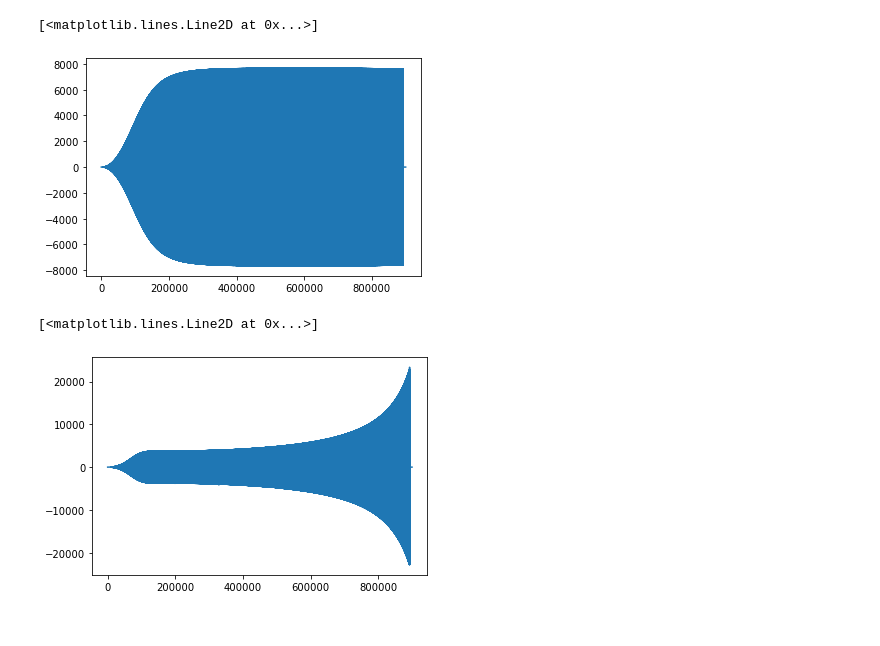
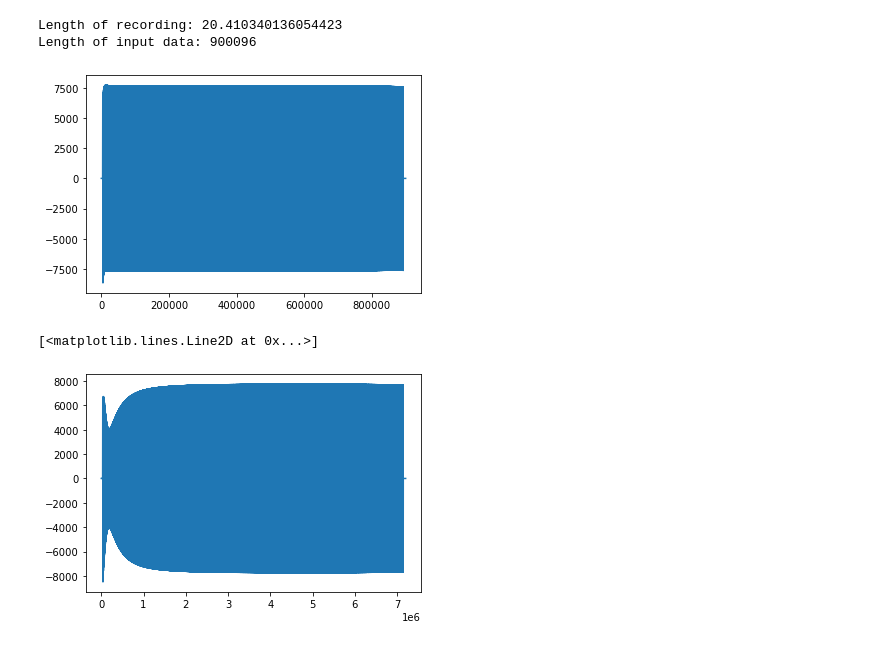
Before and after one commit to phultquist/qbox, a Jupyter notebook: biquad/BiQuad Filter.ipynb, the cells around one changed output. Cells and saved outputs as stored; diff of their text form; code cells hidden in the pictures.

```diff
--- a/biquad/BiQuad Filter.ipynb
+++ b/biquad/BiQuad Filter.ipynb
@@ -33,21 +35,38 @@ def biquad(arr, a0, a1, a2, b0, b1, b2):
     return output
 # %%
 sample_rate, input_data = wavfile.read('./../samples/sweep.wav')
-# plt.plot(input_data[0:10000])
+# plt.plot(input_data[0:100])
+# input_data = input_data[18 * 44000:18*44000 + 25]
 
-after_biquad = biquad(input_data,
-       a0 = 0.7368429900740087,
-       a1 = -1.4736859801480173,
-       a2 = 0.7368429900740087,
-       b0 = 1,
-       b1 = -1.4042736459936045,
-       b2 = 0.5430983143024303
-      )
+upsample_scale = 8
 
-plt.plot(after_biquad)
+cs = CubicSpline(np.arange(len(input_data)), input_data)
+
+xs = np.arange(0, len(input_data), 1/upsample_scale)
+
+# upsampled = np.int16(cs(xs))
+upsampled = cs(xs)
+upsampled_rate = upsample_scale * sample_rate
+
+print("Length of recording: " + str(len(input_data)/sample_rate))
+# plt.plot(xs, cs(xs))
+plt.plot(input_data)
+print("Length of input data: " + str(len(input_data)))
+# plt.plot(xs, upsampled)
+# after_biquad = biquad(input_data,
+#        a0 = 0.7368429900740087,
+#        a1 = -1.4736859801480173,
+#        a2 = 0.7368429900740087,
+#        b0 = 1,
+#        b1 = -1.4042736459936045,
+#        b2 = 0.5430983143024303
+#       )
+
+# plt.plot(after_biquad)
 # %% [output]
-[<matplotlib.lines.Line2D at 0x...>]
+Length of recording: 20.410340136054423
+Length of input data: 900096
-[figure, old version]
+[figure, new version]
 # %%
 def normalize(original, output_data):
     max_original = np.amax(np.absolute(original))
@@ -62,5 +81,5 @@ def normalize(original, output_data):
 # %%
-def biquad_with_negative_feedback(arr, a0, a1, a2, b0, b1, b2, fb_k, store_servo=False):
+def biquad_with_negative_feedback(arr, a0, a1, a2, b0, b1, b2, fb_k, store_servo=True):
     servo_signal_current = 0 #
 
     servo_signal_prev1 = 0 #servo_signal sub n-1
@@ -97,17 +116,18 @@ def biquad_with_negative_feedback(arr, a0, a1, a2, b0, b1, b2, fb_k, store_servo
 
     return output
 # %%
-after_biquad_with_negative_feedback = biquad_with_negative_feedback(input_data,
-       a0 = 0.7368429900740087,
-       a1 = -1.4736859801480173,
-       a2 = 0.7368429900740087,
-       b0 = 1,
-       b1 = -1.4042736459936045,
-       b2 = 0.5430983143024303,
-       fb_k = 0.99
-      )
+after_resonance_compensation = biquad_with_negative_feedback(
+upsampled,
+a0 = 0.0057426788667661955,
+a1 = 0,
+b0 = 1,
+a2 = -0.0057426788667661955,
+b1 = -1.9884505557207934,
+b2 = 0.9885146422664675,
+fb_k = 0.9
+)
 
-plt.plot(after_biquad_with_negative_feedback)
+plt.plot(after_resonance_compensation)
 # %% [output]
 [<matplotlib.lines.Line2D at 0x...>]
-[figure, old version]
+[figure, new version]
```
Also changed, not shown: parts of 9 cells of this notebook, 5 other files.
